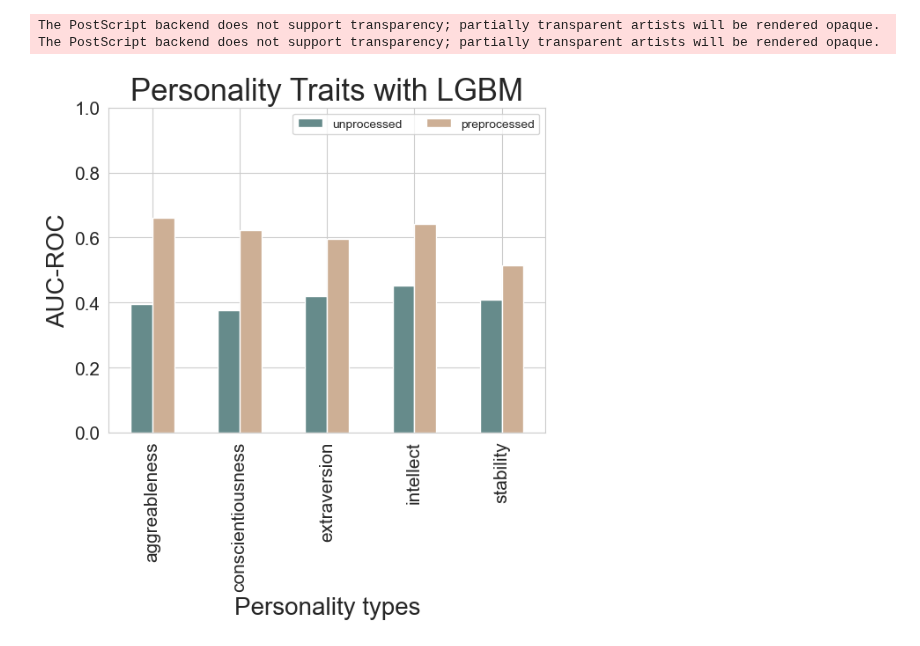
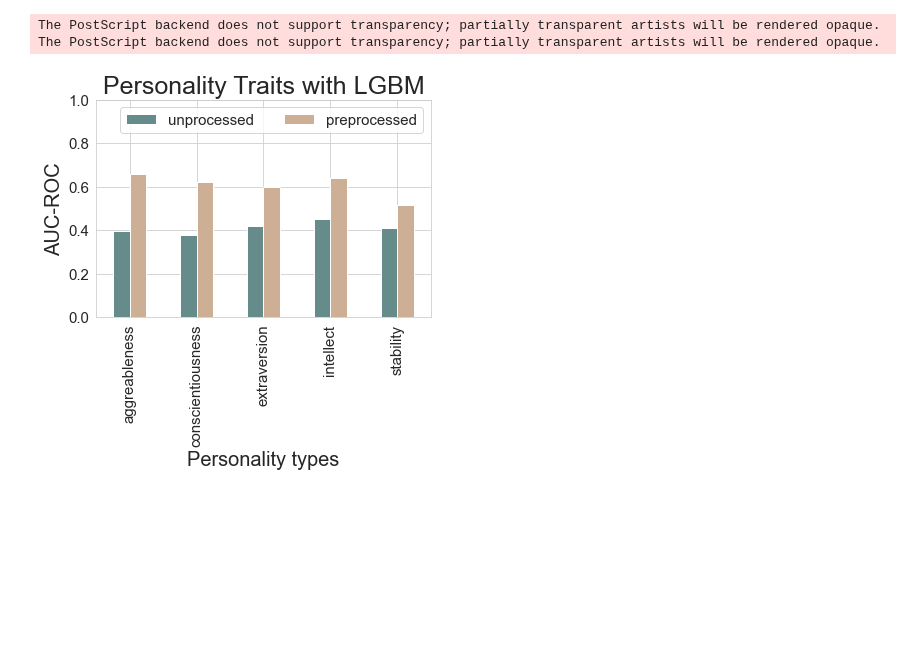
Before and after one commit to kcristinaa/RAIS-miniproject, a Jupyter notebook: notebooks_correlations_and_visualizations/barplots_models_results.ipynb, the cells around one changed output. Cells and saved outputs as stored; diff of their text form; code cells hidden in the pictures; blank space fills up the shorter version.

```diff
--- a/notebooks_correlations_and_visualizations/barplots_models_results.ipynb
+++ b/notebooks_correlations_and_visualizations/barplots_models_results.ipynb
@@ -59,26 +39,26 @@ The PostScript backend does not support transparency; partially transparent arti
 # %%
 # AUCs from LGBM model
 plotdata = pd.DataFrame({
     "unprocessed":[0.3964, 0.3769, 0.4202, 0.4512, 0.4079],
     "preprocessed":[0.6596, 0.6219, 0.5968, 0.6418, 0.5146],
     },
     index=["aggreableness", "conscientiousness", "extraversion", "intellect", "stability"]
 )
 plotdata.plot(kind="bar")
 plt.title("Personality Traits with LGBM", size=25)
 plt.xlabel("Personality types", size=20)
 plt.ylabel("AUC-ROC", size=20)
 plt.ylim(0, 1)
 plt.xticks(fontsize=15)
 plt.yticks(fontsize=15)
-plt.legend(loc='best', ncol=2)
+plt.legend(loc='best', ncol=2, fontsize=15)
 plt.savefig("visualizations/personality_AUC_barplot_datasets.png",bbox_inches='tight')
 plt.savefig("visualizations/personality_AUC_barplot_datasets.eps",bbox_inches='tight')
 plt.show()
 # %% [output]
 The PostScript backend does not support transparency; partially transparent artists will be rendered opaque.
 The PostScript backend does not support transparency; partially transparent artists will be rendered opaque.
-[figure, old version]
+[figure, new version]
 # %%
 # AUCs from LR model
 plotdata = pd.DataFrame({
```
Also changed, not shown: parts of 6 cells of this notebook, 14 other files.
